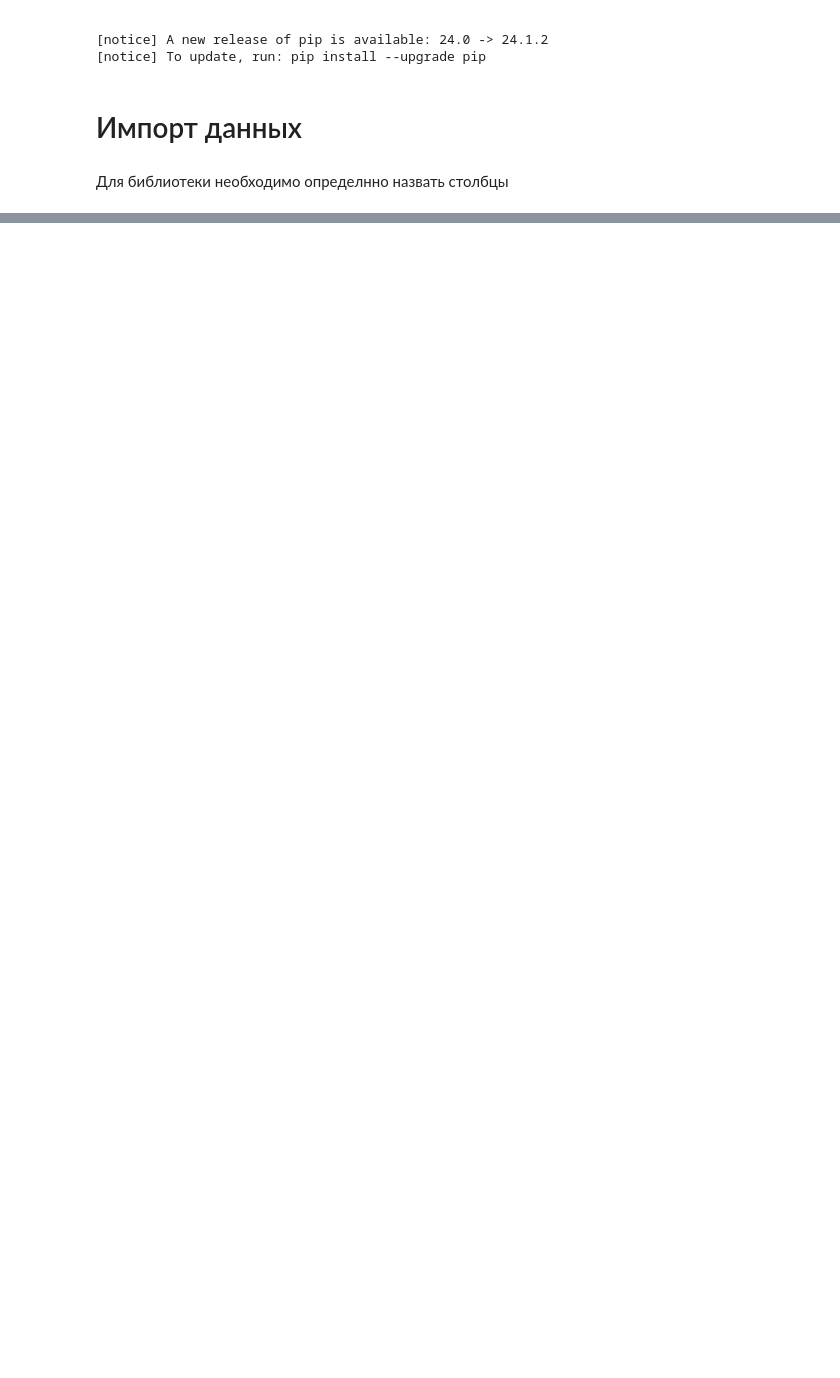
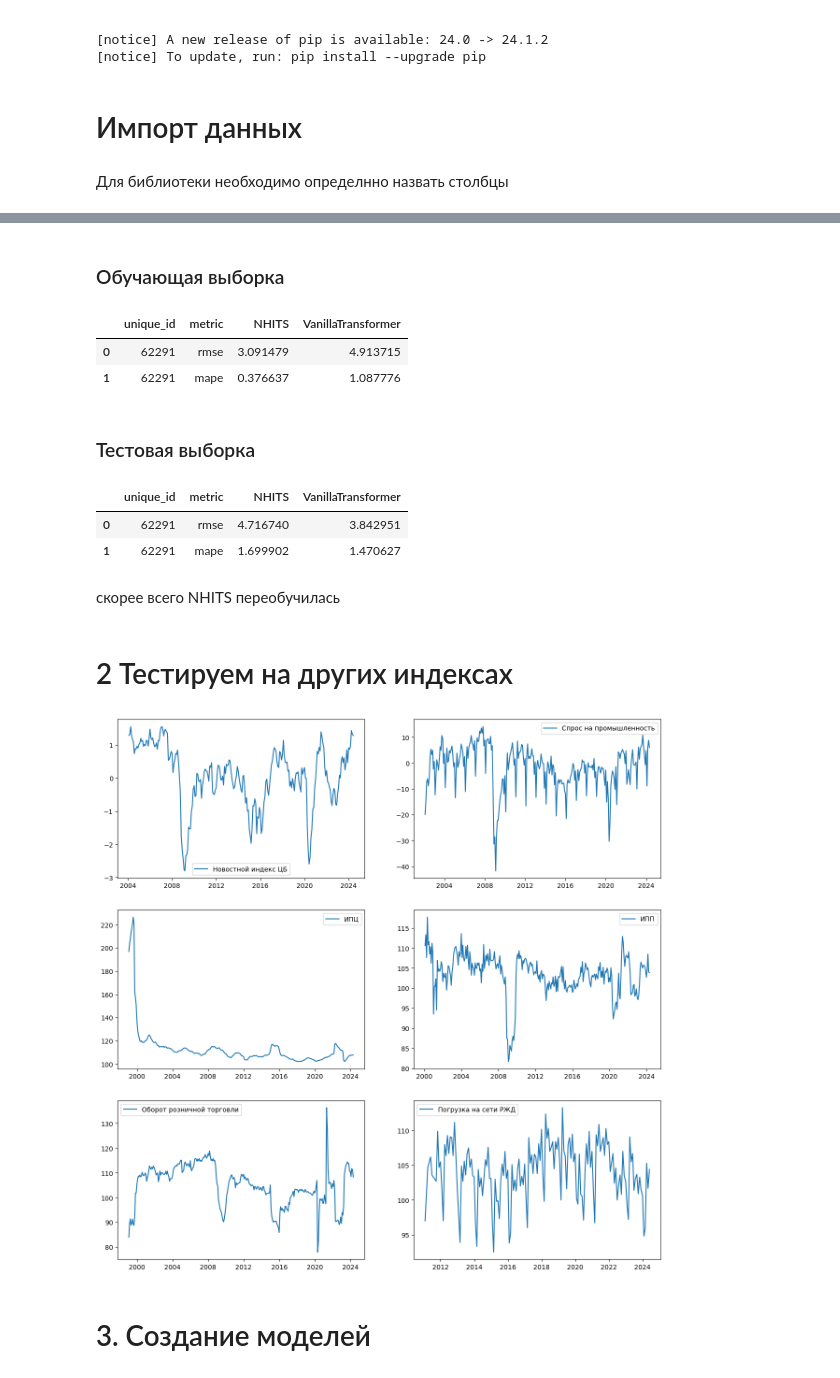
Before and after one commit to MishaAnikutin/regression-for-vavt, a Jupyter notebook: research/Тестирую другие технологии.ipynb, the cells around one changed output, grey strips where cells are left out. Saved outputs shown, nothing was run; the diff lists cells and outputs as text; code cells hidden in the pictures; blank space fills up the shorter version.

Commit message:
проверил на других индексах

```diff
--- a/research/Тестирую другие технологии.ipynb
+++ b/research/Тестирую другие технологии.ipynb
@@ -230,0 +199,22 @@ ax.grid()
+# %% [markdown]
+### Обучающая выборка
+# %%
+evaluation_df = evaluate(Y_hat_insample.loc[:, Y_hat_insample.columns != 'cutoff'], metrics=[rmse, mape])
+evaluation_df
+# %% [output]
+|  | unique_id | metric | NHITS | VanillaTransformer |
+| 0 | 62291 | rmse | 3.091479 | 4.913715 |
+| 1 | 62291 | mape | 0.376637 | 1.087776 |
+# %% [markdown]
+### Тестовая выборка
+# %%
+evaluation_df_test = evaluate(predicts.merge(df_test), metrics=[rmse, mape])
+evaluation_df_test
+# %% [output]
+|  | unique_id | metric | NHITS | VanillaTransformer |
+| 0 | 62291 | rmse | 4.716740 | 3.842951 |
+| 1 | 62291 | mape | 1.699902 | 1.470627 |
+# %% [markdown]
+скорее всего NHITS переобучилась
+# %% [markdown]
+# 2 Тестируем на других индексах
@@ -230,0 +223,39 @@ ax.grid()
+# %%
+date_start = date(year=2015, month=1, day=1)
+
+def data_prerpocess(df):
+    """Приводим дату к нужнмоу формату, удаляем лишние столбцы, сортируем по дате, оставим только от 2015 года"""
+
+    df.date = pd.to_datetime(df.date, format='%d.%m.%Y')
+
+    df.columns = ['unique_id', 'ds', 'y']
+
+    return df
+# %%
+path = './данные для исследований/'
+
+indexes = {
+    'Новостной индекс ЦБ': pd.read_csv(path + 'Новостной идекс ЦБ, Россия — Диаграмма.csv', sep=';'),
+    'Спрос на промышленность': pd.read_csv(path + 'Оценка изменения спроса на продукцию, товары, услуги (промышленность), пункты, Россия — Диаграмма.csv', sep=';'),
+    'ИПЦ': pd.read_csv(path + 'Индекс потребительских цен, Россия — Диаграмма.csv', sep=';'),
+    'ИПП': pd.read_csv(path + 'Индекс промышленного производства, Россия — Диаграмма.csv', sep=';'),
+    'Оборот розничной торговли': pd.read_csv(path + 'Оборот розничной торговли, Россия — Диаграмма.csv', sep=';'),
+    'Погрузка на сети РЖД': pd.read_csv(path + 'Погрузка на сети РЖД, млн тонн, Россия — Диаграмма.csv', sep=';')
+}
+
+indexes = {index: data_prerpocess(df) for index, df in indexes.items()}
+# %%
+fig, axes = plt.subplots(3, 2, figsize=(15, 15))
+
+k = 0
+for i in range(3):
+    for j in range(2):
+        label, data = list(indexes.items())[k]
+        k += 1
+
+        axes[i][j].plot(data.ds, data.y, label=label)
+        axes[i][j].legend()
+# %% [output]
+[figure, added]
+# %% [markdown]
+# 3. Создание моделей
```
Also changed, not shown: parts of 28 cells of this notebook.
